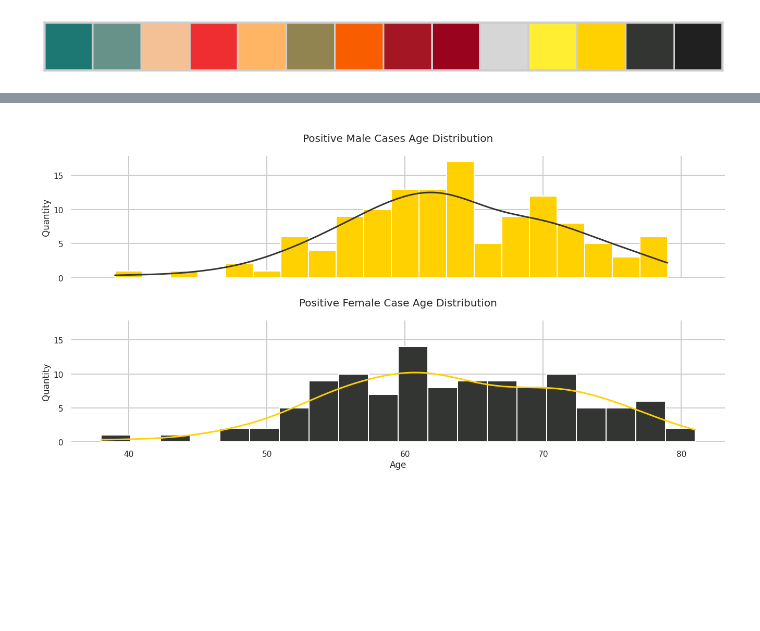
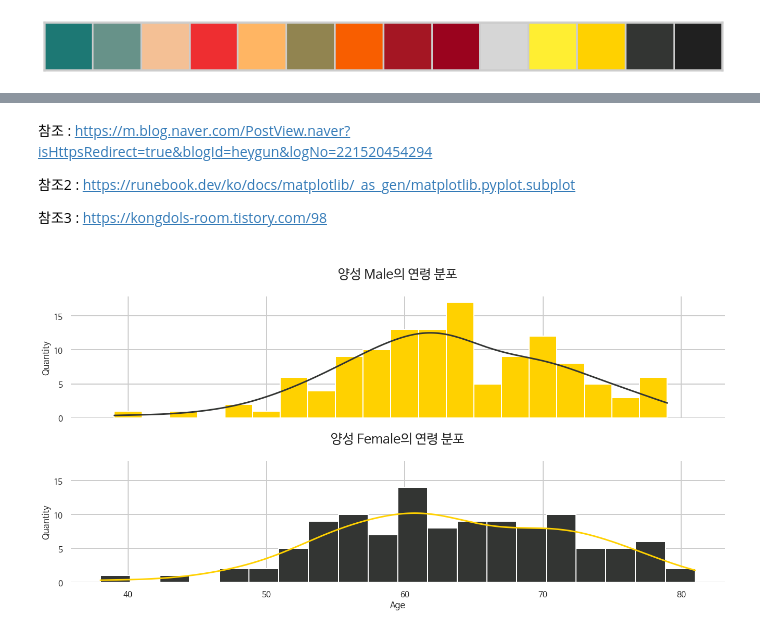
Before and after one commit to MinsooKwak/Kaggle_note, a Jupyter notebook: Data_science/lung_cancer_analysis_note.ipynb, the cells around one changed output, grey strips where cells are left out. Drawn from its saved outputs; the diff is of its cells as text; code cells hidden in the pictures; blank space fills up the shorter version.

```diff
--- a/Data_science/lung_cancer_analysis_note.ipynb
+++ b/Data_science/lung_cancer_analysis_note.ipynb
@@ -16,0 +56,5 @@ import seaborn as sns
+# %%
+path = '/content/drive/MyDrive/text/NanumSquareR.ttf'  # 설치된 나눔글꼴중 원하는 녀석의 전체 경로를 가져오자
+font_name = fm.FontProperties(fname=path, size=10).get_name()
+print(font_name)
+plt.rc('font', family=font_name)
@@ -122,9 +299,10 @@ Digging Deeper
 # %%
-df_temp = df.copy()
+# M -> Male, F -> Female
 df_temp['GENDER'] = df_temp['GENDER'].replace({'M':'Male', 'F':'Female'})
 
+# 2: Yes , 1: No 변경
 for col in df_temp.columns:
-  df_temp[col] = df_temp[col].replace({2:'Yes', 1:'No'})
+  df_temp[col] = df_temp[col].replace({2:'YES', 1:'NO'})
 
 df_temp.head()
 # %% [output]
@@ -151,20 +352,54 @@ Exploring Positive Cases's Age Distribution
+# %% [markdown]
+참조 : https://m.blog.naver.com/PostView.naver?isHttpsRedirect=true&blogId=heygun&logNo=221520454294
+
+참조2 : https://runebook.dev/ko/docs/matplotlib/_as_gen/matplotlib.pyplot.subplot
+
+참조3 : https://kongdols-room.tistory.com/98
+# %%
+import matplotlib.pyplot as plt
+from matplotlib import font_manager
+plt.rcParams['axes.unicode_minus']=False
+font_path = '/content/drive/MyDrive/text/NanumSquareR.ttf'
+fontprop = font_manager.FontProperties(fname=font_path, size=20)
+
+plt.rc('font', family='NanumBarunGothic')
 # %%
-_, axs = plt.subplots(2,1, figsize=(20,10), sharex=True, sharey=True)
+fig, axes = plt.subplots(nrows=2,ncols=1, figsize=(20,10), sharex=True, sharey=True)
+# fig   : figure (전체 subplot을 의미 == 전체 사이즈)
+# axes  : 전체 중 낱개
+  ### subplot의 경우는 부분을 지시하는 키워드로 하나의 값(axes)만 받을 수 있음
+  ### subplots의 경우는 axes 여러개의 값
+# sharex : Xtick의 값을 각각 공유할지 안할지  # sharex=False이면 x축 값 모두 다르게 출력
+# sharey : Ytick의 값을 각각 공유할지 안할지  # sharey=False이면 y축 값 모두 다르게 출력
+
+
+# tight_layout(pad=1.08, h_pad=None, w_pad=None, rect=None)
+### 자동으로 명시된 여백(padding)에 관련된 서브플롯 파라미터 조정
+    # pad   : figure 모서리와 서브플롯 모서리 사이의 여백(padding)을 설정
+    # h_pad : 높이의 여백
+    # w_pad : 너비의 여백
+    # rect  : 서브플롯을 넣기 위한 사각형 설정(왼,바닥,오,위)
+              # 총 크기 대비 정규화된 값
+              # 기본: (0,0,1,1)
 plt.tight_layout(pad=4.0)
 
-sns.histplot(df_temp_pos[df_temp_pos['GENDER']=='Male']['AGE'], color=palette[11], kde=True, ax=axs[0], bins=20, alpha=1, fill=True)
-axs[0].lines[0].set_color(palette[12])
-axs[0].set_title('\nPositive Male Cases Age Distribution\n', fontsize=20)
-axs[0].set_xlabel('Age')
-axs[0].set_ylabel('Quantity')
 
-sns.histplot(df_temp_pos[df_temp_pos['GENDER']=='Female']['AGE'], color=palette[12], kde=True, ax=axs[1], bins=20, alpha=1, fill=True)
-axs[1].lines[0].set_color(palette[11])
-axs[1].set_title('\nPositive Female Case Age Distribution\n', fontsize=20)
-axs[1].set_xlabel('Age')
-axs[1].set_ylabel('Quantity')
+# 양성 Male의 Age 분포
+sns.histplot(df_temp_pos[df_temp_pos['GENDER']=='Male']['AGE'], color=palette[11], kde=True, ax=axes[0], bins=20, alpha=1, fill=True)
+axes[0].lines[0].set_color(palette[12])
+axes[0].set_title('\n양성 Male의 연령 분포\n', fontsize=25)
+axes[0].set_xlabel('Age')
+axes[0].set_ylabel('Quantity')
 
+# 양성 Female의 Age 분포
+sns.histplot(df_temp_pos[df_temp_pos['GENDER']=='Female']['AGE'], color=palette[12], kde=True, ax=axes[1], bins=20, alpha=1, fill=True)
+axes[1].lines[0].set_color(palette[11])
+axes[1].set_title('\n양성 Female의 연령 분포\n', fontsize=25)
+axes[1].set_xlabel('Age')
+axes[1].set_ylabel('Quantity')
+
+# 축 없애기 (기본: top, right)
 sns.despine(left=True, bottom=True)
 plt.show()
 # %% [output]
-[figure, old version]
+[figure, new version]
```
Also changed, not shown: parts of 50 cells of this notebook.
